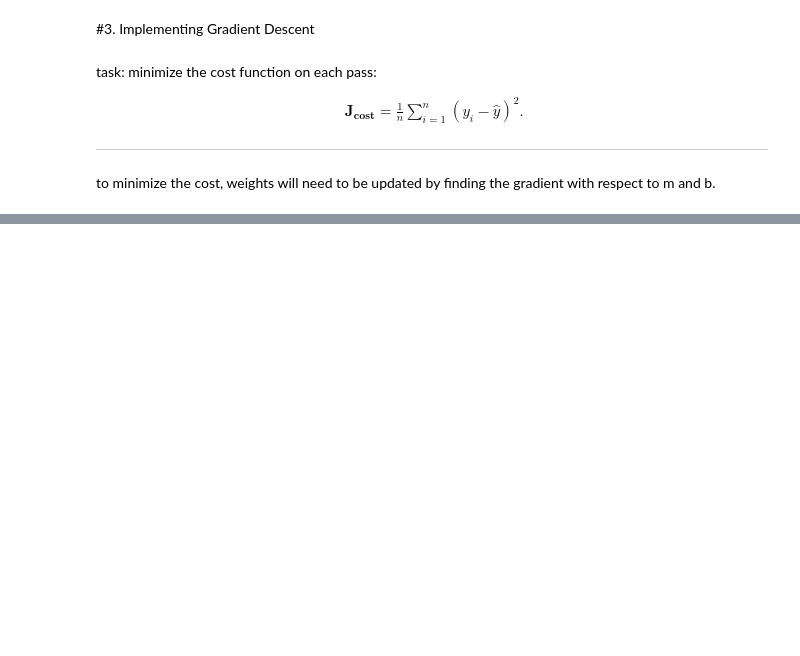
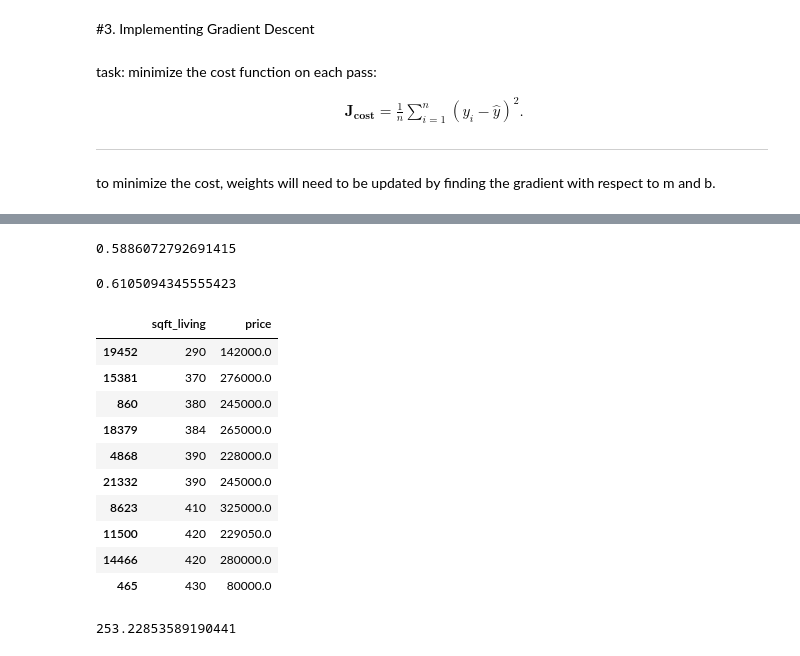
Before and after one commit to gimenopea/CSCI6364, a Jupyter notebook: GD, ID3, SVM - Project 2/CSCI6364_Project_2_PartA.ipynb, the cells around one changed output, grey strips where cells are left out. Saved outputs shown, nothing was run; the diff lists cells and outputs as text; code cells hidden in the pictures; blank space fills up the shorter version.

Commit message:
added tests

```diff
--- a/GD, ID3, SVM - Project 2/CSCI6364_Project_2_PartA.ipynb
+++ b/GD, ID3, SVM - Project 2/CSCI6364_Project_2_PartA.ipynb
@@ -170,0 +242,45 @@ plt.show()
+# %%
+X_val = val['sqft_living']
+y_val = val['price']
+
+#convert to numpy array
+X_val = np.array(X_val)
+y_val = np.array(y_val)
+
+#calculate error on validation set
+error_val = error_calc(X_val,y_val,m,c)
+print(error_val)
+# %% [output]
+0.5886072792691415
+# %%
+#final evaluation on test set
+
+X_test = test['sqft_living']
+y_test = test['price']
+
+#convert to numpy array
+X_test = np.array(X_test)
+y_test = np.array(y_test)
+error_val = error_calc(X_test,y_test,m,c)
+print(error_val)
+# %% [output]
+0.6105094345555423
+# %%
+df[['sqft_living','price']].sort_values('sqft_living')[:10]
+# %% [output]
+|  | sqft_living | price |
+| 19452 | 290 | 142000.0 |
+| 15381 | 370 | 276000.0 |
+| 860 | 380 | 245000.0 |
+| 18379 | 384 | 265000.0 |
+| 4868 | 390 | 228000.0 |
+| 21332 | 390 | 245000.0 |
+| 8623 | 410 | 325000.0 |
+| 11500 | 420 | 229050.0 |
+| 14466 | 420 | 280000.0 |
+| 465 | 430 | 80000.0 |
+# %%
+#sanity check
+m*380 + c
+# %% [output]
+253.22853589190441
```
Also changed, not shown: parts of 7 cells of this notebook.
